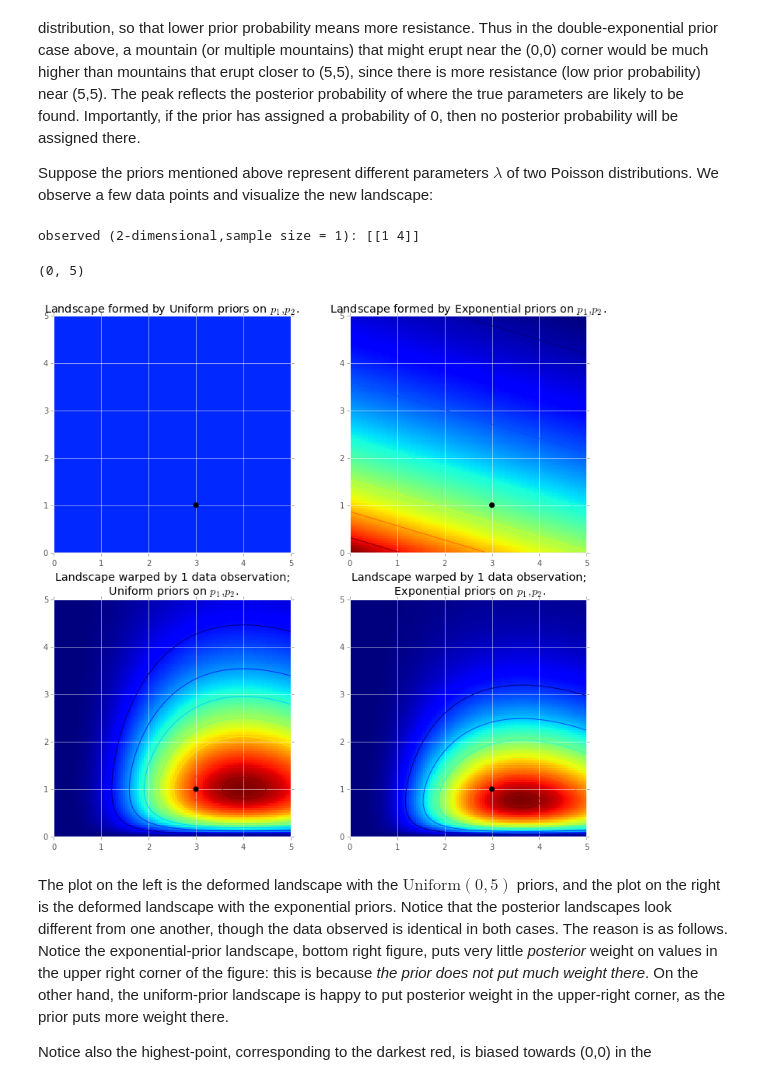
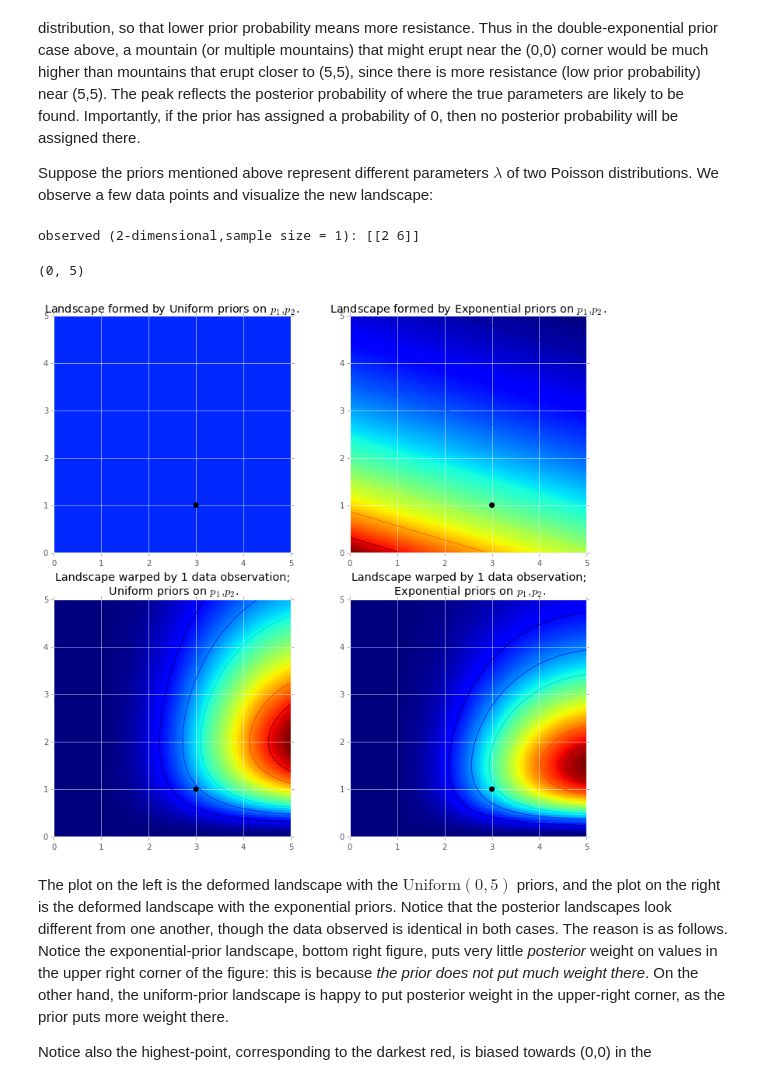
Before and after one commit to stasi009/Notebooks, a Jupyter notebook: Bayesian Methods for Hackers/Chapter3_MCMC/Chapter3.ipynb, the cells around one changed output. Drawn from its saved outputs; the diff is of its cells as text; code cells hidden in the pictures.

```diff
--- a/Bayesian Methods for Hackers/Chapter3_MCMC/Chapter3.ipynb
+++ b/Bayesian Methods for Hackers/Chapter3_MCMC/Chapter3.ipynb
@@ -82,7 +86,6 @@ Again I must stress that it is, unfortunately, impossible to visualize this in l
 Suppose the priors mentioned above represent different parameters $\lambda$ of two Poisson distributions. We observe a few data points and visualize the new landscape:
 # %%
 # create the observed data
-
 # sample size of data we observe, trying varying this (keep it less than 100 ;)
 N = 1
 
@@ -99,13 +102,13 @@ print "observed (2-dimensional,sample size = %d):" % N, data
 
 # plotting details.
 x = y = np.linspace(.01, 5, 100)
-likelihood_x = np.array([stats.poisson.pmf(data[:, 0], _x)
-                        for _x in x]).prod(axis=1)
-likelihood_y = np.array([stats.poisson.pmf(data[:, 1], _y)
-                        for _y in y]).prod(axis=1)
-L = np.dot(likelihood_x[:, None], likelihood_y[None, :])
+# each _x/_y is a possible value of "lambda" (the average value in Possion distribution)
+# prod(axis=1) is the joint likelihood of all samples
+likelihood_x = np.array([stats.poisson.pmf(data[:, 0], _x) for _x in x]).prod(axis=1)
+likelihood_y = np.array([stats.poisson.pmf(data[:, 1], _y) for _y in y]).prod(axis=1)
+L = np.dot(likelihood_x[:, None], likelihood_y[None, :]) # independent, so can be multiplied together
 # %% [output]
-observed (2-dimensional,sample size = 1): [[1 4]]
+observed (2-dimensional,sample size = 1): [[2 6]]
 # %%
 figsize(12.5, 12)
 # matplotlib heavy lifting below, beware!
@@ -113,49 +116,45 @@ plt.subplot(221)
 uni_x = stats.uniform.pdf(x, loc=0, scale=5)
 uni_y = stats.uniform.pdf(x, loc=0, scale=5)
 M = np.dot(uni_x[:, None], uni_y[None, :])
-im = plt.imshow(M, interpolation='none', origin='lower',
-                cmap=jet, vmax=1, vmin=-.15, extent=(0, 5, 0, 5))
+im = plt.imshow(M, interpolation='none', origin='lower',cmap=jet, vmax=1, vmin=-.15, extent=(0, 5, 0, 5))
 plt.scatter(lambda_2_true, lambda_1_true, c="k", s=50, edgecolor="none")
 plt.xlim(0, 5)
 plt.ylim(0, 5)
 plt.title("Landscape formed by Uniform priors on $p_1, p_2$.")
 
 plt.subplot(223)
-plt.contour(x, y, M * L)
-im = plt.imshow(M * L, interpolation='none', origin='lower',
-                cmap=jet, extent=(0, 5, 0, 5))
+plt.contour(x, y, M * L)# "L" is the likelihood
+im = plt.imshow(M * L, interpolation='none', origin='lower',cmap=jet, extent=(0, 5, 0, 5))
 plt.title("Landscape warped by %d data observation;\n Uniform priors on $p_1, p_2$." % N)
 plt.scatter(lambda_2_true, lambda_1_true, c="k", s=50, edgecolor="none")
 plt.xlim(0, 5)
 plt.ylim(0, 5)
 
 plt.subplot(222)
 exp_x = stats.expon.pdf(x, loc=0, scale=3)
 exp_y = stats.expon.pdf(x, loc=0, scale=10)
 M = np.dot(exp_x[:, None], exp_y[None, :])
 
 plt.contour(x, y, M)
-im = plt.imshow(M, interpolation='none', origin='lower',
-                cmap=jet, extent=(0, 5, 0, 5))
+im = plt.imshow(M, interpolation='none', origin='lower',cmap=jet, extent=(0, 5, 0, 5))
 plt.scatter(lambda_2_true, lambda_1_true, c="k", s=50, edgecolor="none")
 plt.xlim(0, 5)
 plt.ylim(0, 5)
 plt.title("Landscape formed by Exponential priors on $p_1, p_2$.")
 
 plt.subplot(224)
 # This is the likelihood times prior, that results in the posterior.
 plt.contour(x, y, M * L)
-im = plt.imshow(M * L, interpolation='none', origin='lower',
-                cmap=jet, extent=(0, 5, 0, 5))
+im = plt.imshow(M * L, interpolation='none', origin='lower',cmap=jet, extent=(0, 5, 0, 5))
 
 plt.scatter(lambda_2_true, lambda_1_true, c="k", s=50, edgecolor="none")
 plt.title("Landscape warped by %d data observation;\n Exponential priors on \
 $p_1, p_2$." % N)
 plt.xlim(0, 5)
 plt.ylim(0, 5)
 # %% [output]
 (0, 5)
-[figure, old version]
+[figure, new version]
 # %% [markdown]
 The plot on the left is the deformed landscape with the $\text{Uniform}(0,5)$ priors, and the plot on the right is the deformed landscape with the exponential priors. Notice that the posterior landscapes look different from one another, though the data observed is identical in both cases. The reason is as follows. Notice the exponential-prior landscape, bottom right figure, puts very little *posterior* weight on values in the upper right corner of the figure: this is because *the prior does not put much weight there*. On the other hand, the uniform-prior landscape is happy to put posterior weight in the upper-right corner, as the prior puts more weight there.
 
```
Also changed, not shown: parts of 19 cells of this notebook, 1 other file.
